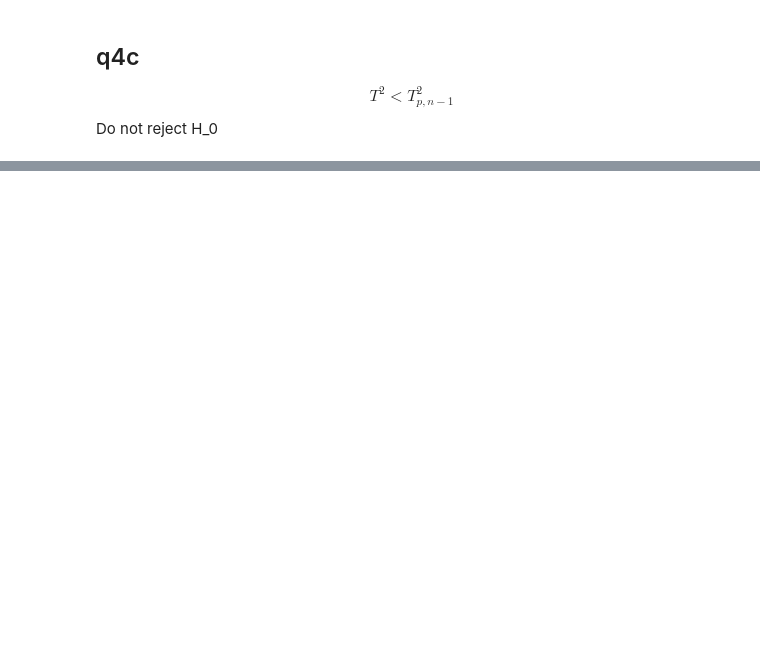
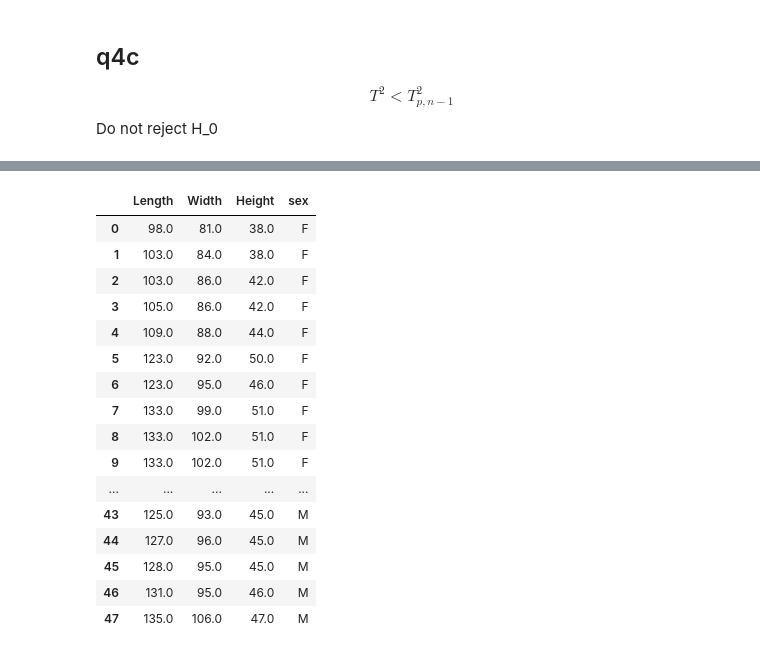
Before and after one commit to Chuanhuan/NTU-Classes, a Jupyter notebook: Data Analytics/hw4-jack.ipynb, the cells around one changed output, grey strips where cells are left out. Cells and saved outputs as stored; diff of their text form; code cells hidden in the pictures; blank space fills up the shorter version.

```diff
--- a/Data Analytics/hw4-jack.ipynb
+++ b/Data Analytics/hw4-jack.ipynb
@@ -237,0 +298,26 @@ Do not reject H_0
+# %%
+a = pd.DataFrame(df.iloc[:,:3].to_numpy(), columns=['Length','Width','Height'])
+b = pd.DataFrame(df.iloc[:,3:].to_numpy(), columns=['Length','Width','Height'])
+tmp = np.array(['F']* df.shape[0] + ['M']*df.shape[0] )
+c = pd.DataFrame({'sex': tmp})
+update_df = pd.concat([a,b],ignore_index=True)
+update_df['sex'] = c
+update_df
+# %% [output]
+|  | Length | Width | Height | sex |
+| 0 | 98.0 | 81.0 | 38.0 | F |
+| 1 | 103.0 | 84.0 | 38.0 | F |
+| 2 | 103.0 | 86.0 | 42.0 | F |
+| 3 | 105.0 | 86.0 | 42.0 | F |
+| 4 | 109.0 | 88.0 | 44.0 | F |
+| 5 | 123.0 | 92.0 | 50.0 | F |
+| 6 | 123.0 | 95.0 | 46.0 | F |
+| 7 | 133.0 | 99.0 | 51.0 | F |
+| 8 | 133.0 | 102.0 | 51.0 | F |
+| 9 | 133.0 | 102.0 | 51.0 | F |
+| ... | ... | ... | ... | ... |
+| 43 | 125.0 | 93.0 | 45.0 | M |
+| 44 | 127.0 | 96.0 | 45.0 | M |
+| 45 | 128.0 | 95.0 | 45.0 | M |
+| 46 | 131.0 | 95.0 | 46.0 | M |
+| 47 | 135.0 | 106.0 | 47.0 | M |
```
Also changed, not shown: parts of 28 cells of this notebook, 3 other files.
